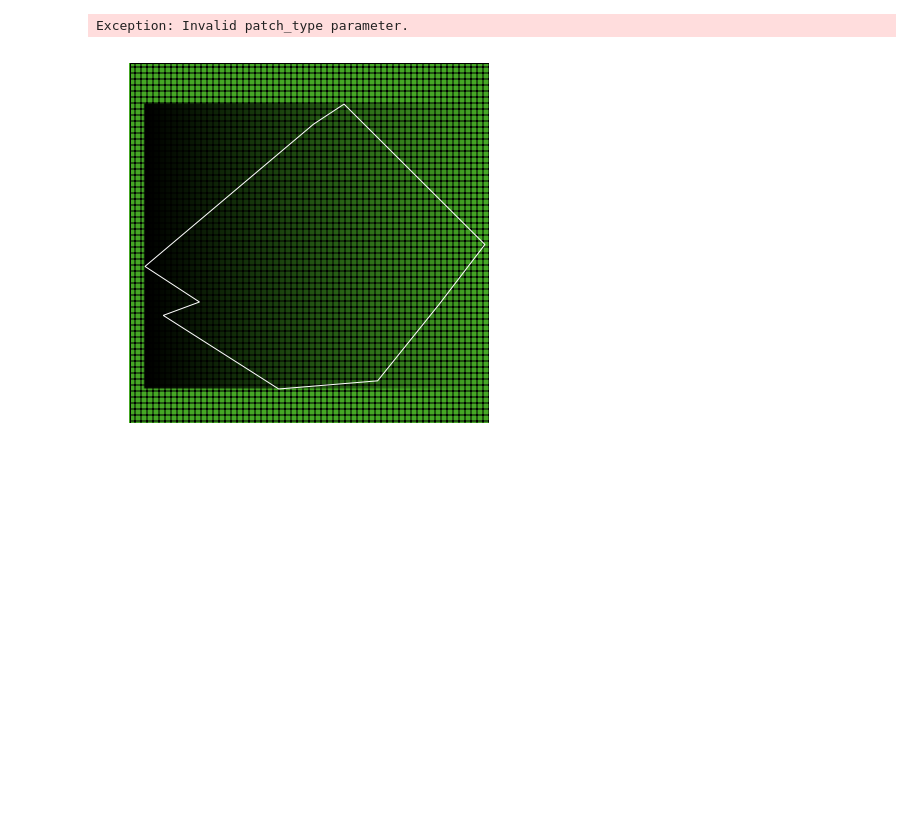
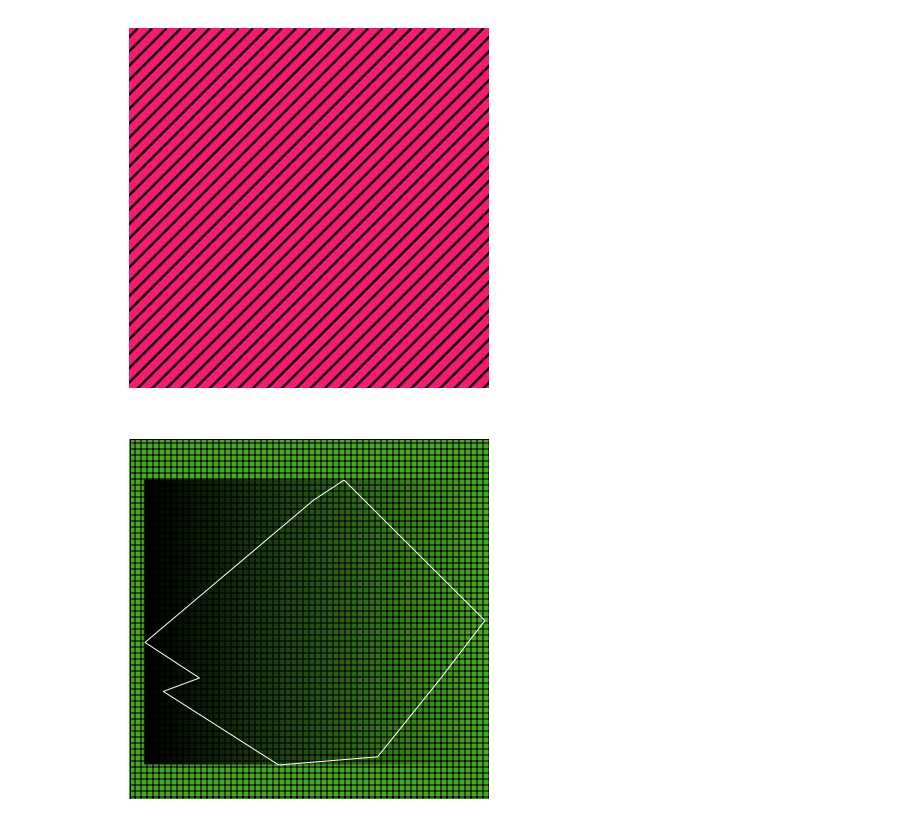
Before and after one commit to rfeinman/learning-to-learn, a Jupyter notebook: notebooks/generate_images.ipynb, the cells around one changed output. Cells and saved outputs as stored; diff of their text form; code cells hidden in the pictures; blank space fills up the shorter version.

```diff
--- a/notebooks/generate_images.ipynb
+++ b/notebooks/generate_images.ipynb
@@ -257,9 +257,30 @@ def generate_texture(patch_type=None, image_size=500):
 # Randomly generate a color, shape and texture
 color = np.random.uniform(0, 1, size=3)
 shape = generate_random_shape(x_min=0, x_max=500, y_min=0, y_max=500, edge_distance=100)
-texture = generate_texture('+', 500)
+#texture = generate_texture('+', 500)
-# %% [output]
-Exception: Invalid patch_type parameter.
+# %%
+img_size = 500
+img = np.zeros(shape=(img_size, img_size, 3))
+for i in range(height):
+    for j in range(width):
+        img[i,j] = color
+# %%
+fig = plt.figure(frameon=False)
+fig.set_size_inches(5, 5)
+ax = plt.Axes(fig, [0., 0., 1., 1.])
+ax.set_axis_off()
+fig.add_axes(ax)
+ax.imshow(
+    img,
+    interpolation='bicubic'
+)
+for i in range(10, 2*img_size, 20):
+    #for j in range(10, img_size, 20):
+    patch = Rectangle((i,0), width=2, height=2*img_size, angle=45, color='black')
+    ax.add_patch(patch)
+plt.show()
+# %% [output]
+[figure, added]
 # %%
 # Generate the background image
 #img = get_gradient(500, 500, color, gradient=texture.gradient)
```
Also changed, not shown: parts of 7 cells of this notebook, 3 other files.
